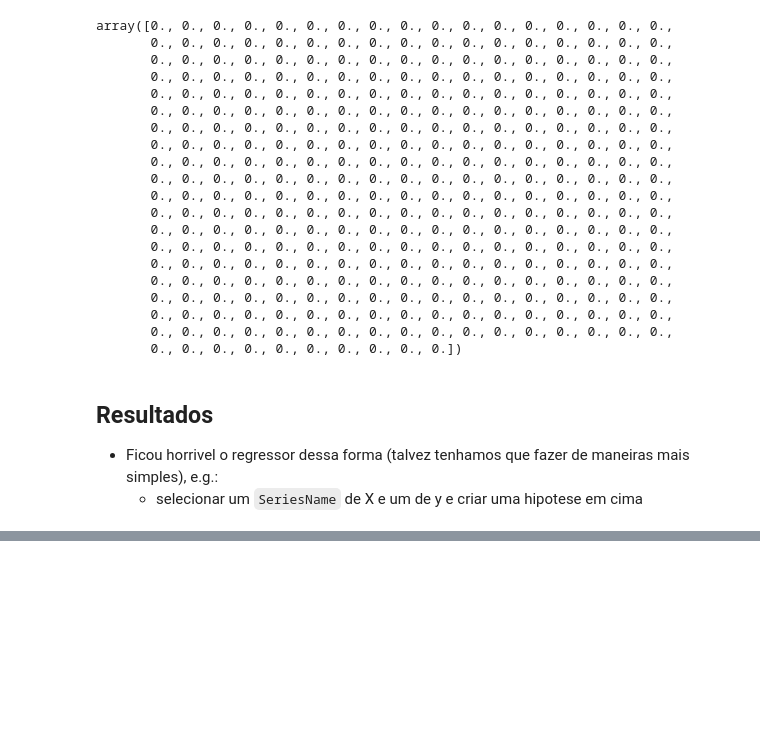
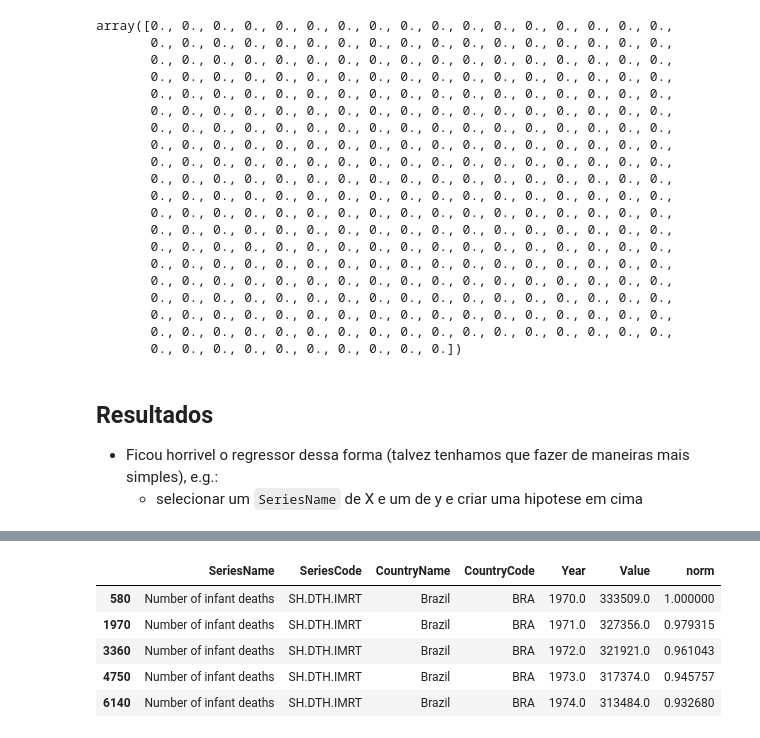
Before and after one commit to lucas-coutinho/brics-data-analysis, a Jupyter notebook: brics_health_and_poverty.ipynb, the cells around one changed output, grey strips where cells are left out. Saved outputs shown, nothing was run; the diff lists cells and outputs as text; code cells hidden in the pictures; blank space fills up the shorter version.

```diff
--- a/brics_health_and_poverty.ipynb
+++ b/brics_health_and_poverty.ipynb
@@ -156,0 +257,9 @@ array([0., 0., 0., 0., 0., 0., 0., 0., 0., 0., 0., 0., 0., 0., 0., 0., 0.,
+# %%
+infant_deaths.head()
+# %% [output]
+|  | SeriesName | SeriesCode | CountryName | CountryCode | Year | Value | norm |
+| 580 | Number of infant deaths | SH.DTH.IMRT | Brazil | BRA | 1970.0 | 333509.0 | 1.000000 |
+| 1970 | Number of infant deaths | SH.DTH.IMRT | Brazil | BRA | 1971.0 | 327356.0 | 0.979315 |
+| 3360 | Number of infant deaths | SH.DTH.IMRT | Brazil | BRA | 1972.0 | 321921.0 | 0.961043 |
+| 4750 | Number of infant deaths | SH.DTH.IMRT | Brazil | BRA | 1973.0 | 317374.0 | 0.945757 |
+| 6140 | Number of infant deaths | SH.DTH.IMRT | Brazil | BRA | 1974.0 | 313484.0 | 0.932680 |
```
Also changed, not shown: parts of 18 cells of this notebook.
